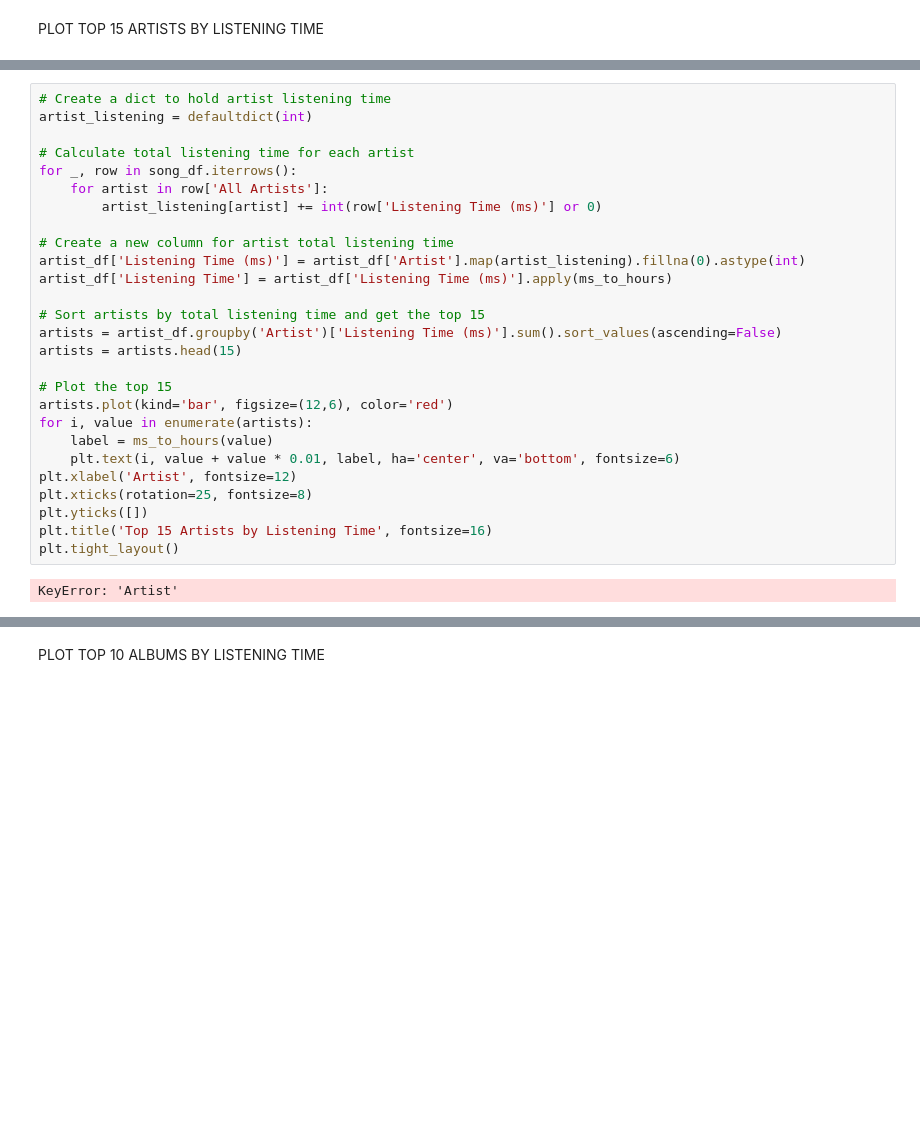
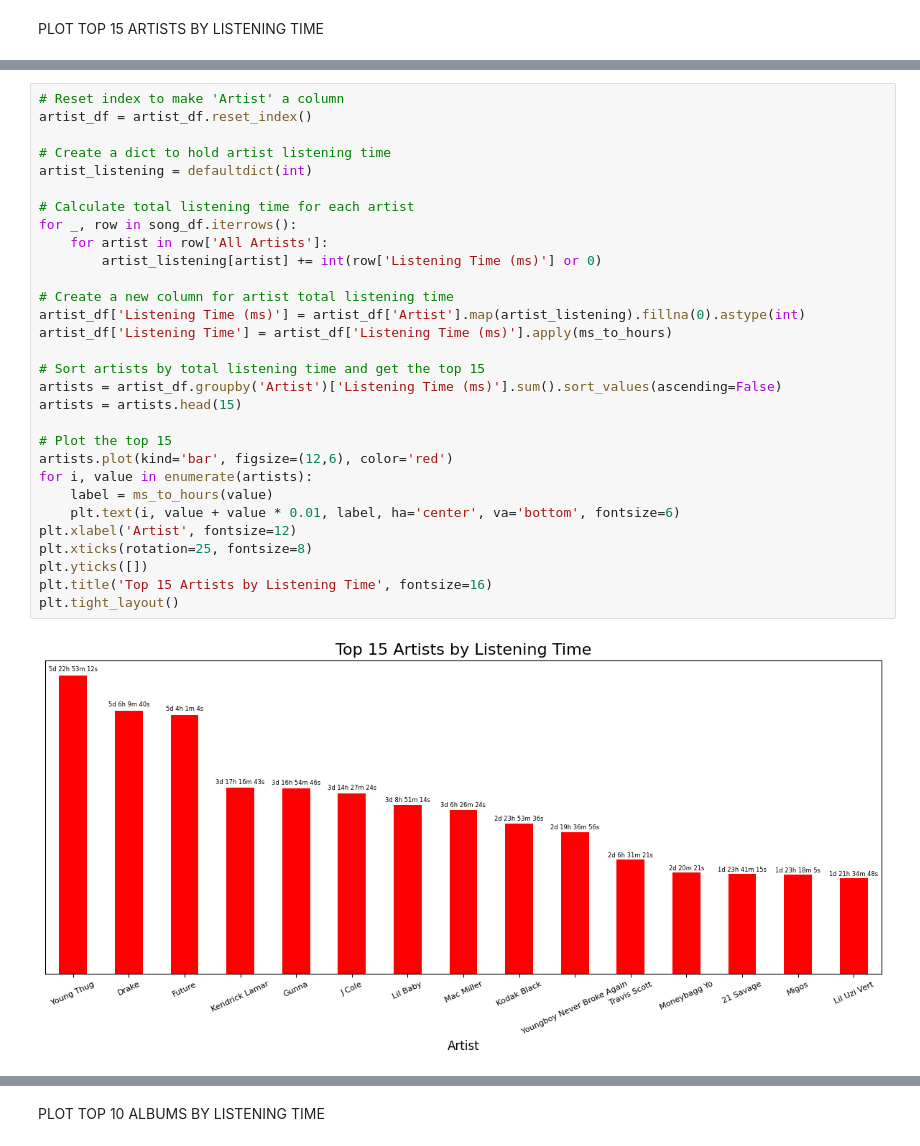
Before and after one commit to mike02ike/Music, a Jupyter notebook: library.ipynb, the cells around one changed output, grey strips where cells are left out. Drawn from its saved outputs; the diff is of its cells as text; blank space fills up the shorter version.

```diff
--- a/library.ipynb
+++ b/library.ipynb
@@ -290,32 +308,35 @@ PLOT TOP 15 ARTISTS BY LISTENING TIME
 # %%
+# Reset index to make 'Artist' a column
+artist_df = artist_df.reset_index()
+
 # Create a dict to hold artist listening time
 artist_listening = defaultdict(int)
 
 # Calculate total listening time for each artist
 for _, row in song_df.iterrows():
     for artist in row['All Artists']:
         artist_listening[artist] += int(row['Listening Time (ms)'] or 0)
 
 # Create a new column for artist total listening time
 artist_df['Listening Time (ms)'] = artist_df['Artist'].map(artist_listening).fillna(0).astype(int)
 artist_df['Listening Time'] = artist_df['Listening Time (ms)'].apply(ms_to_hours)
 
 # Sort artists by total listening time and get the top 15
 artists = artist_df.groupby('Artist')['Listening Time (ms)'].sum().sort_values(ascending=False)
 artists = artists.head(15)
 
 # Plot the top 15
 artists.plot(kind='bar', figsize=(12,6), color='red')
 for i, value in enumerate(artists):
     label = ms_to_hours(value)
     plt.text(i, value + value * 0.01, label, ha='center', va='bottom', fontsize=6)
 plt.xlabel('Artist', fontsize=12)
 plt.xticks(rotation=25, fontsize=8)
 plt.yticks([])
 plt.title('Top 15 Artists by Listening Time', fontsize=16)
 plt.tight_layout()
 # %% [output]
-KeyError: 'Artist'
+[figure, added]
 # %%
 artist_df
 # %% [output]
```
Also changed, not shown: parts of 5 cells of this notebook.
